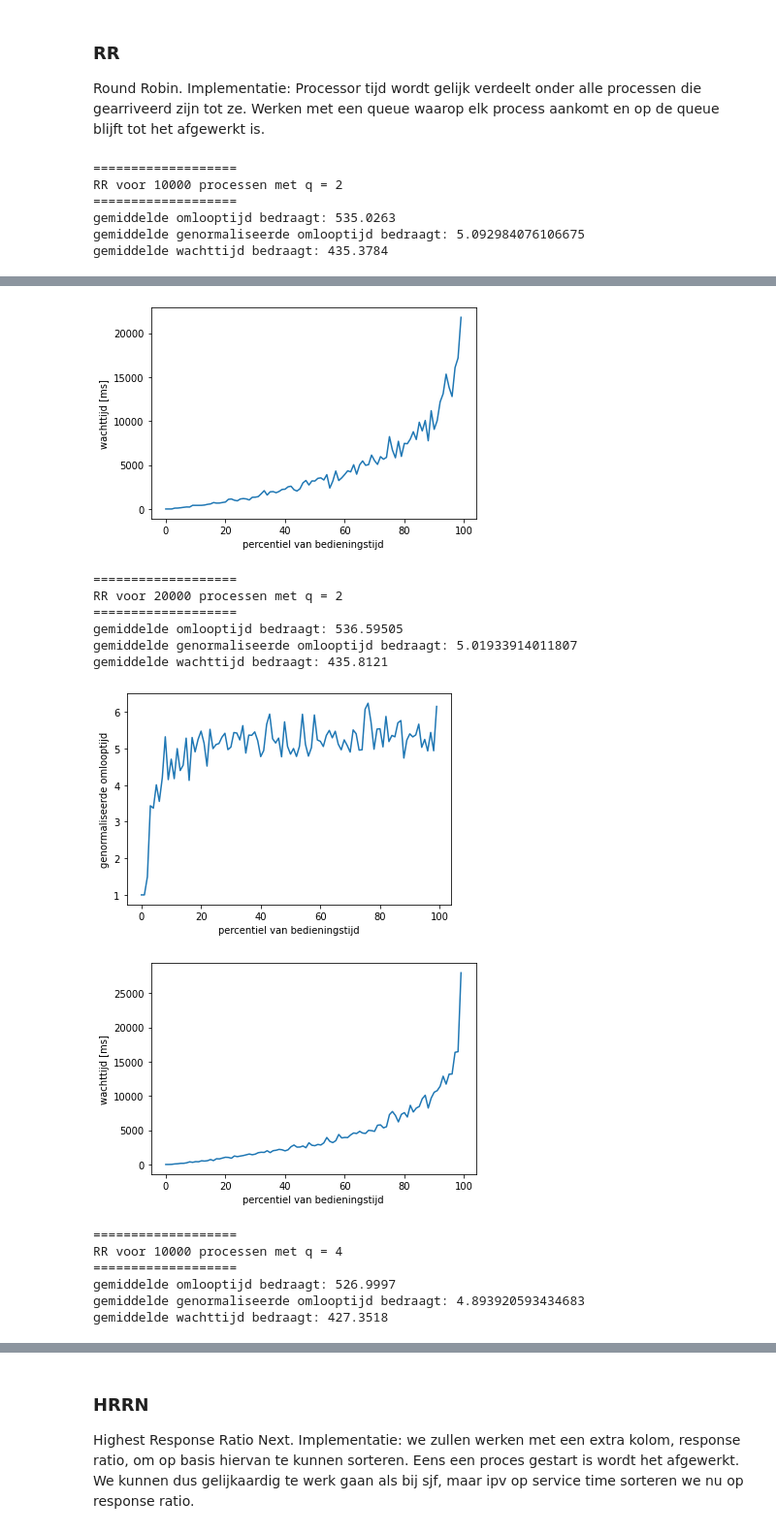
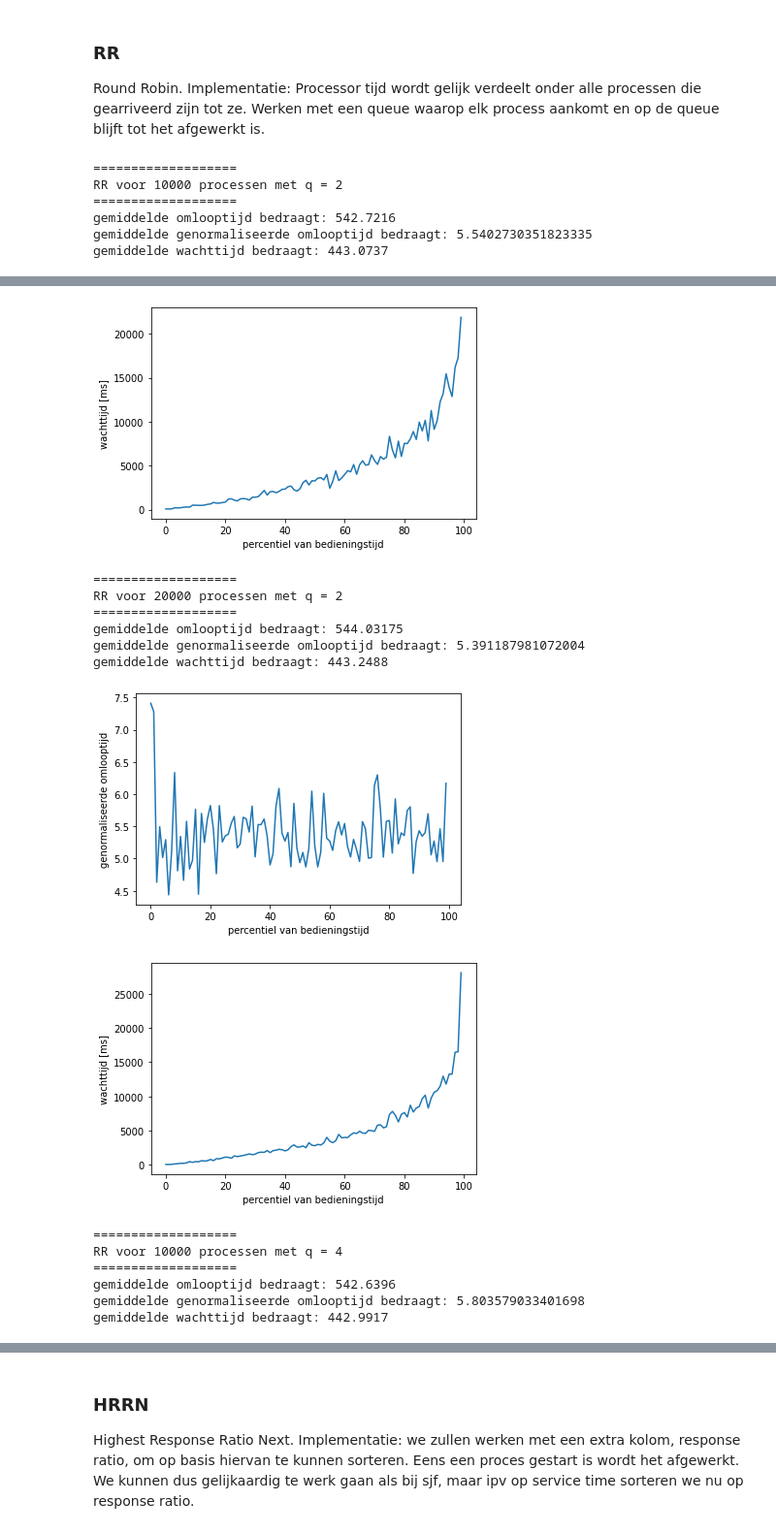
Before and after one commit to GPeeters/Besturingssystemen-2, a Jupyter notebook: process_scheduler.ipynb, the cells around one changed output, grey strips where cells are left out. Shown at 97% size. Drawn from its saved outputs; the diff is of its cells as text; code cells hidden in the pictures.

```diff
--- a/process_scheduler.ipynb
+++ b/process_scheduler.ipynb
@@ -378,6 +378,7 @@ def RR(df, q):
         # als het proces voor de eerste keer aan de beurt is starttijd invullen
         if df_rr.at[queue[0][0], "starttime"] == -1:
             df_rr.at[queue[0][0], "starttime"] = t
+            df_rr.at[queue[0][0],"waittime"] = df_rr.at[queue[0][0],"starttime"] - df_rr.at[queue[0][0],"arrivaltime"]
 
         # telkens gedurende q tijd laten lopen en afhankelijk van de resterende benodigde tijd afhandelen
         if queue[0][1] > q:
@@ -402,6 +403,7 @@ def RR(df, q):
 
     return df_rr
 
+# RR(df_test, 4)
 evaluate(RR(df_10000,2), "RR voor 10000 processen met q = 2")
 evaluate(RR(df_20000,2), "RR voor 20000 processen met q = 2")
 evaluate(RR(df_10000,4), "RR voor 10000 processen met q = 4")
@@ -412,6 +414,6 @@ evaluate(RR(df_20000,8), "RR voor 20000 processen met q = 8")
 ===================
 RR voor 10000 processen met q = 2
 ===================
-gemiddelde omlooptijd bedraagt: 535.0263
-gemiddelde genormaliseerde omlooptijd bedraagt: 5.092984076106675
-gemiddelde wachttijd bedraagt: 435.3784
+gemiddelde omlooptijd bedraagt: 542.7216
+gemiddelde genormaliseerde omlooptijd bedraagt: 5.5402730351823335
+gemiddelde wachttijd bedraagt: 443.0737
@@ -419,15 +421,15 @@ gemiddelde wachttijd bedraagt: 435.3784
 [figure]
 ===================
 RR voor 20000 processen met q = 2
 ===================
-gemiddelde omlooptijd bedraagt: 536.59505
-gemiddelde genormaliseerde omlooptijd bedraagt: 5.01933914011807
-gemiddelde wachttijd bedraagt: 435.8121
+gemiddelde omlooptijd bedraagt: 544.03175
+gemiddelde genormaliseerde omlooptijd bedraagt: 5.391187981072004
+gemiddelde wachttijd bedraagt: 443.2488
-[figure, old version]
+[figure, new version]
 [figure]
 ===================
 RR voor 10000 processen met q = 4
 ===================
-gemiddelde omlooptijd bedraagt: 526.9997
-gemiddelde genormaliseerde omlooptijd bedraagt: 4.893920593434683
-gemiddelde wachttijd bedraagt: 427.3518
+gemiddelde omlooptijd bedraagt: 542.6396
+gemiddelde genormaliseerde omlooptijd bedraagt: 5.803579033401698
+gemiddelde wachttijd bedraagt: 442.9917
```
Also changed, not shown: parts of 5 cells of this notebook.
